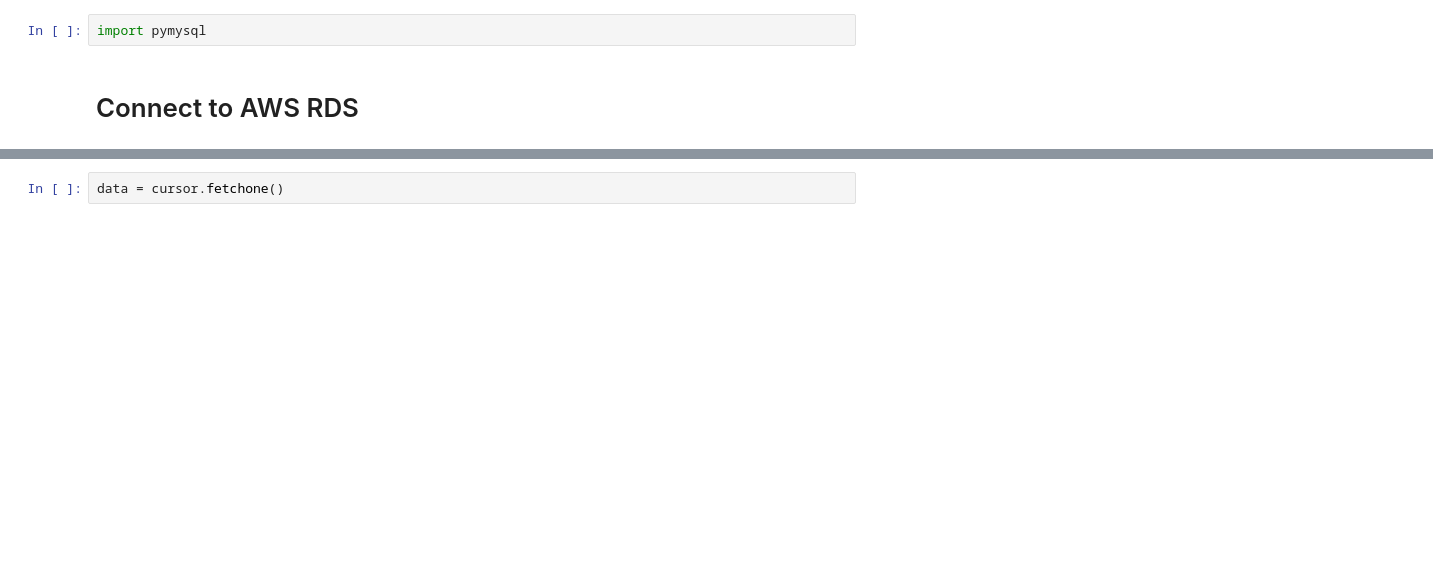
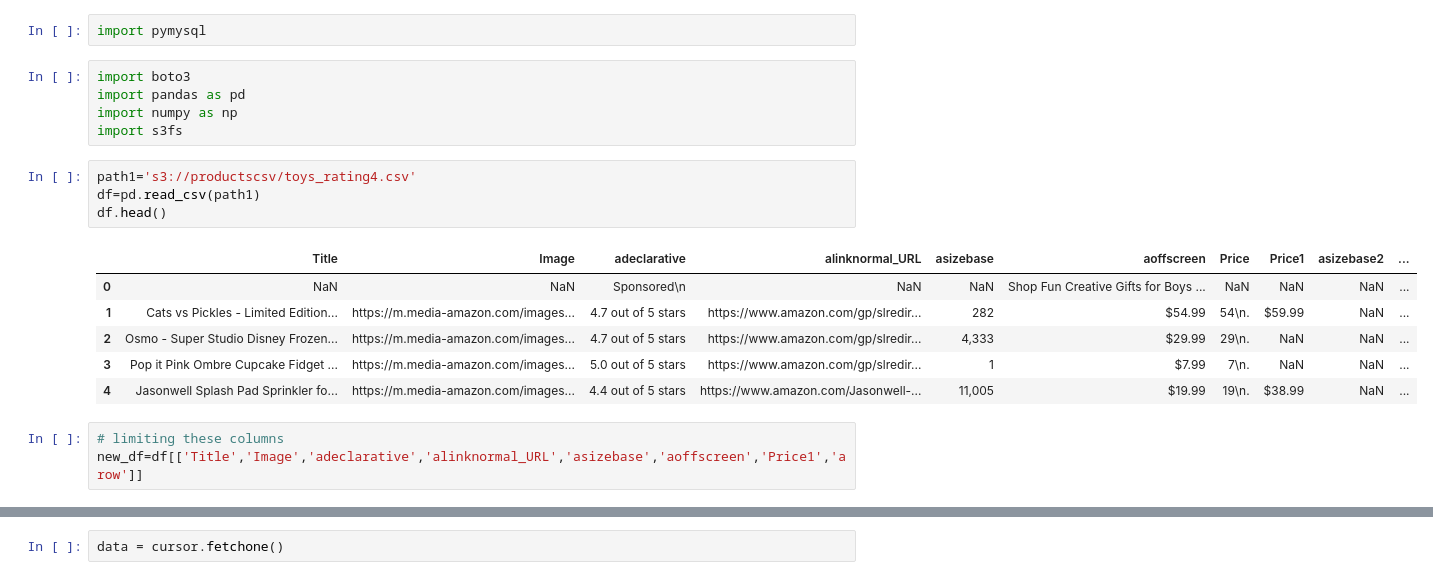
Before and after one commit to vandanafs/Passion_Project, a Jupyter notebook: Read_RDS_processing.ipynb, the cells around one changed output, grey strips where cells are left out. Saved outputs shown, nothing was run; the diff lists cells and outputs as text; blank space fills up the shorter version.

```diff
--- a/Read_RDS_processing.ipynb
+++ b/Read_RDS_processing.ipynb
@@ -5,4 +17,21 @@
 # %%
 import pymysql
-# %% [markdown]
-# Connect to AWS RDS
+# %%
+import boto3
+import pandas as pd
+import numpy as np
+import s3fs
+# %%
+path1='s3://productscsv/toys_rating4.csv'
+df=pd.read_csv(path1)
+df.head()
+# %% [output]
+|  | Title | Image | adeclarative | alinknormal_URL | asizebase | aoffscreen | Price | Price1 | asizebase2 | ... |
+| 0 | NaN | NaN | Sponsored\n | NaN | NaN | Shop Fun Creative Gifts for Boys ... | NaN | NaN | NaN | ... |
+| 1 | Cats vs Pickles - Limited Edition... | https://m.media-amazon.com/images... | 4.7 out of 5 stars | https://www.amazon.com/gp/slredir... | 282 | $54.99 | 54\n. | $59.99 | NaN | ... |
+| 2 | Osmo - Super Studio Disney Frozen... | https://m.media-amazon.com/images... | 4.7 out of 5 stars | https://www.amazon.com/gp/slredir... | 4,333 | $29.99 | 29\n. | NaN | NaN | ... |
+| 3 | Pop it Pink Ombre Cupcake Fidget ... | https://m.media-amazon.com/images... | 5.0 out of 5 stars | https://www.amazon.com/gp/slredir... | 1 | $7.99 | 7\n. | NaN | NaN | ... |
+| 4 | Jasonwell Splash Pad Sprinkler fo... | https://m.media-amazon.com/images... | 4.4 out of 5 stars | https://www.amazon.com/Jasonwell-... | 11,005 | $19.99 | 19\n. | $38.99 | NaN | ... |
+# %%
+# limiting these columns
+new_df=df[['Title','Image','adeclarative','alinknormal_URL','asizebase','aoffscreen','Price1','arow']]
```
Also changed, not shown: parts of 24 cells of this notebook, 2 other files.
